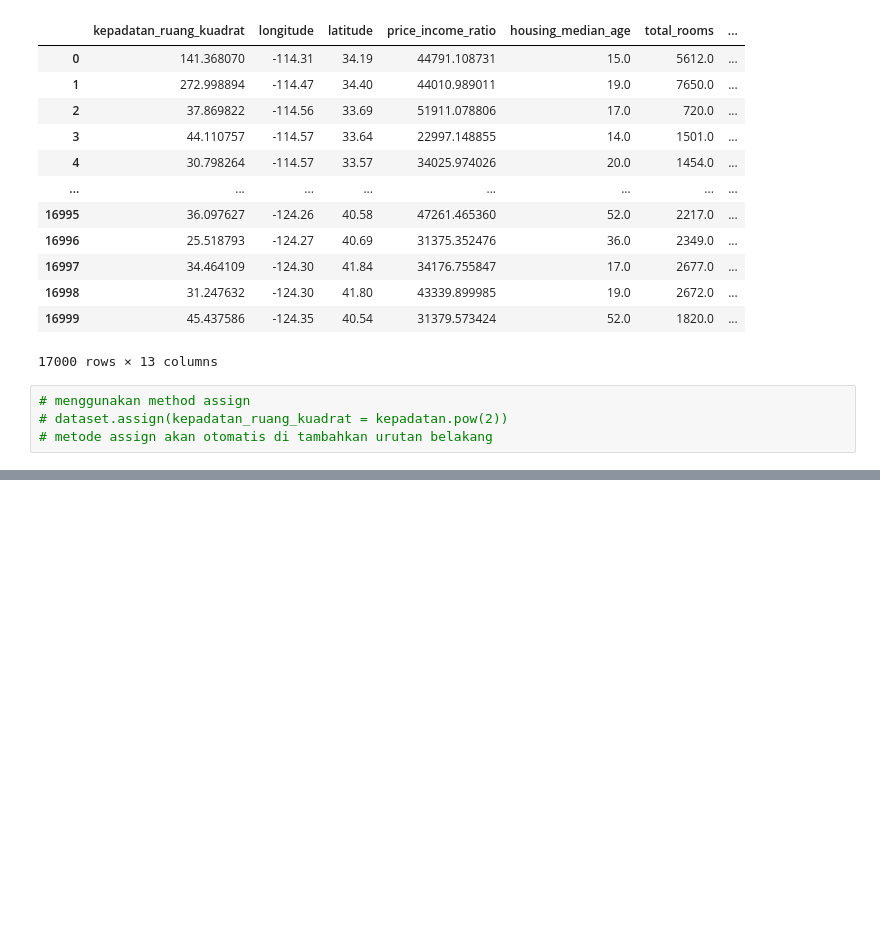
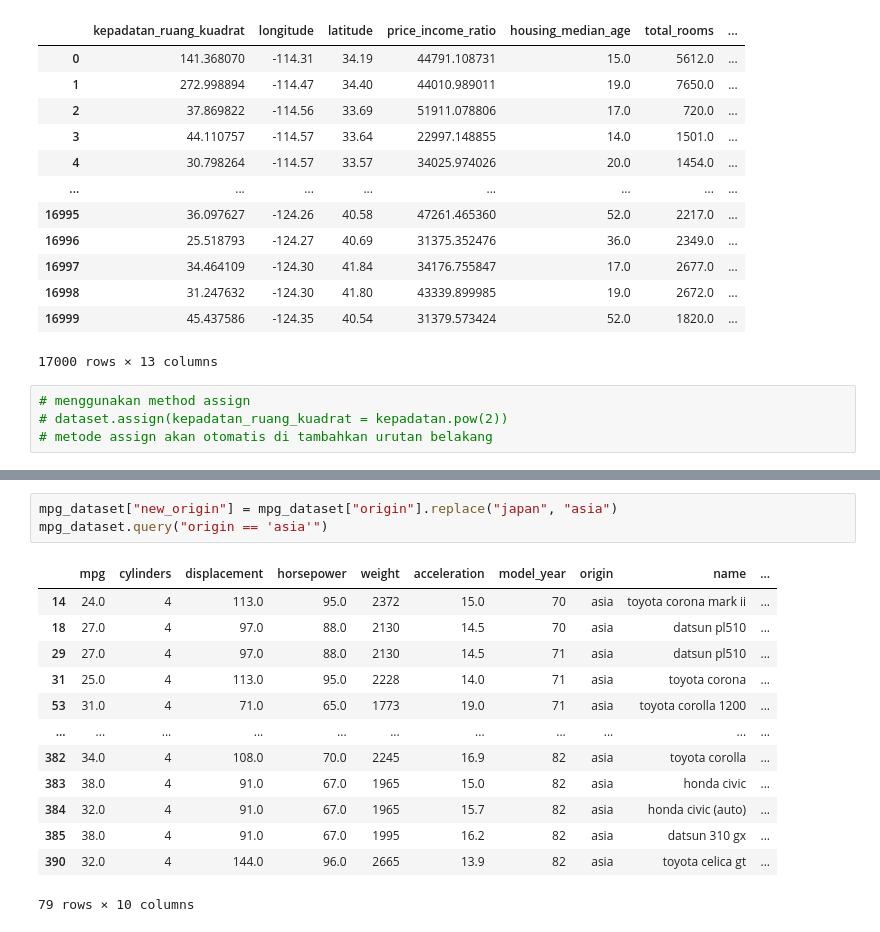
Before and after one commit to Aldistwn29/Feature_Extraction, a Jupyter notebook: Feature_Extraction.ipynb, the cells around one changed output, grey strips where cells are left out. Saved outputs shown, nothing was run; the diff lists cells and outputs as text; blank space fills up the shorter version.

```diff
--- a/Feature_Extraction.ipynb
+++ b/Feature_Extraction.ipynb
@@ -175,0 +241,17 @@ dataset
+# %%
+mpg_dataset["new_origin"] = mpg_dataset["origin"].replace("japan", "asia")
+mpg_dataset.query("origin == 'asia'")
+# %% [output]
+|  | mpg | cylinders | displacement | horsepower | weight | acceleration | model_year | origin | name | ... |
+| 14 | 24.0 | 4 | 113.0 | 95.0 | 2372 | 15.0 | 70 | asia | toyota corona mark ii | ... |
+| 18 | 27.0 | 4 | 97.0 | 88.0 | 2130 | 14.5 | 70 | asia | datsun pl510 | ... |
+| 29 | 27.0 | 4 | 97.0 | 88.0 | 2130 | 14.5 | 71 | asia | datsun pl510 | ... |
+| 31 | 25.0 | 4 | 113.0 | 95.0 | 2228 | 14.0 | 71 | asia | toyota corona | ... |
+| 53 | 31.0 | 4 | 71.0 | 65.0 | 1773 | 19.0 | 71 | asia | toyota corolla 1200 | ... |
+| ... | ... | ... | ... | ... | ... | ... | ... | ... | ... | ... |
+| 382 | 34.0 | 4 | 108.0 | 70.0 | 2245 | 16.9 | 82 | asia | toyota corolla | ... |
+| 383 | 38.0 | 4 | 91.0 | 67.0 | 1965 | 15.0 | 82 | asia | honda civic | ... |
+| 384 | 32.0 | 4 | 91.0 | 67.0 | 1965 | 15.7 | 82 | asia | honda civic (auto) | ... |
+| 385 | 38.0 | 4 | 91.0 | 67.0 | 1995 | 16.2 | 82 | asia | datsun 310 gx | ... |
+| 390 | 32.0 | 4 | 144.0 | 96.0 | 2665 | 13.9 | 82 | asia | toyota celica gt | ... |
+79 rows × 10 columns
```
Also changed, not shown: parts of 13 cells of this notebook.
